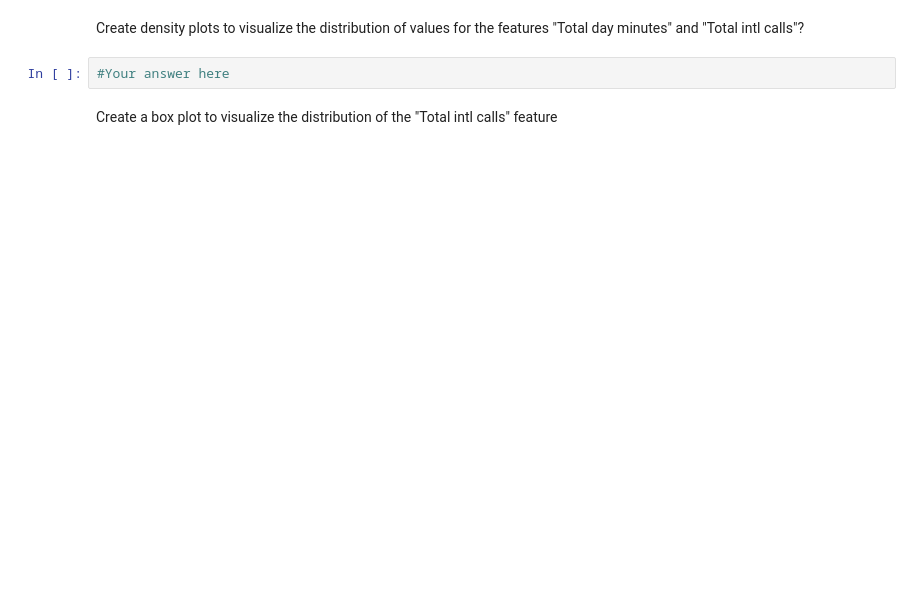
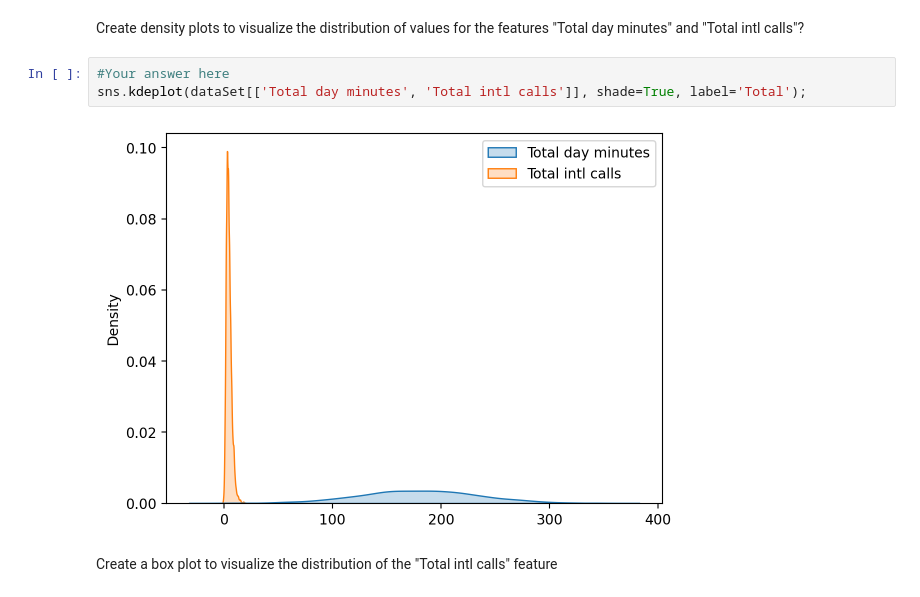
Before and after one commit to Mixel2004/data_science_lab, a Jupyter notebook: week2/Lab 2 assignment.ipynb, the cells around one changed output. Drawn from its saved outputs; the diff is of its cells as text; blank space fills up the shorter version.

```diff
--- a/week2/Lab 2 assignment.ipynb
+++ b/week2/Lab 2 assignment.ipynb
@@ -517,6 +524,9 @@ Create histograms to visualize the distribution of values for the features "Tota
 Create density plots to visualize the distribution of values for the features "Total day minutes" and "Total intl calls"?
 # %%
 #Your answer here
+sns.kdeplot(dataSet[['Total day minutes', 'Total intl calls']], shade=True, label='Total');
+# %% [output]
+[figure, added]
 # %% [markdown]
 Create a box plot to visualize the distribution of the "Total intl calls" feature
 # %%
```
Also changed, not shown: parts of 15 cells of this notebook.
